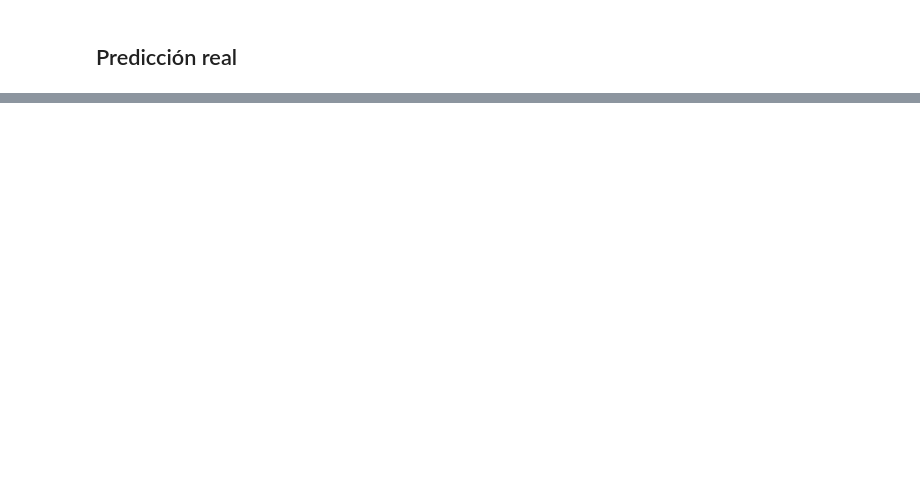
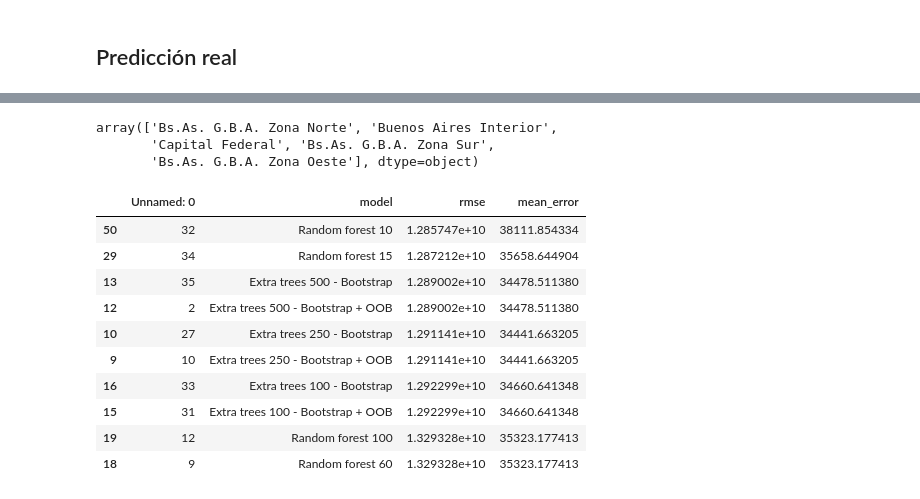
Before and after one commit to MatiasReimondo/Datos, a Jupyter notebook: One Hot Encoding.ipynb, the cells around one changed output, grey strips where cells are left out. Drawn from its saved outputs; the diff is of its cells as text; code cells hidden in the pictures; blank space fills up the shorter version.

```diff
--- a/One Hot Encoding.ipynb
+++ b/One Hot Encoding.ipynb
@@ -485,0 +563,28 @@ submit.to_csv('submission.csv')
+# %%
+places_array
+# %% [output]
+array(['Bs.As. G.B.A. Zona Norte', 'Buenos Aires Interior',
+       'Capital Federal', 'Bs.As. G.B.A. Zona Sur',
+       'Bs.As. G.B.A. Zona Oeste'], dtype=object)
+# %%
+df1 = pd.read_csv('resultados-covered-total-state_name-type.csv')
+df2 = pd.read_csv('resultados-covered-total-state_name-type-words.csv')
+df3 = pd.read_csv('resultados-covered-total-place_name-type-words.csv')
+# %%
+df1.sort_values(by='rmse', inplace=True)
+df2.sort_values(by='rmse', inplace=True)
+df3.sort_values(by='rmse', inplace=True)
+# %%
+df1.head(10)
+# %% [output]
+|  | Unnamed: 0 | model | rmse | mean_error |
+| 50 | 32 | Random forest 10 | 1.285747e+10 | 38111.854334 |
+| 29 | 34 | Random forest 15 | 1.287212e+10 | 35658.644904 |
+| 13 | 35 | Extra trees 500 - Bootstrap | 1.289002e+10 | 34478.511380 |
+| 12 | 2 | Extra trees 500 - Bootstrap + OOB | 1.289002e+10 | 34478.511380 |
+| 10 | 27 | Extra trees 250 - Bootstrap | 1.291141e+10 | 34441.663205 |
+| 9 | 10 | Extra trees 250 - Bootstrap + OOB | 1.291141e+10 | 34441.663205 |
+| 16 | 33 | Extra trees 100 - Bootstrap | 1.292299e+10 | 34660.641348 |
+| 15 | 31 | Extra trees 100 - Bootstrap + OOB | 1.292299e+10 | 34660.641348 |
+| 19 | 12 | Random forest 100 | 1.329328e+10 | 35323.177413 |
+| 18 | 9 | Random forest 60 | 1.329328e+10 | 35323.177413 |
```
Also changed, not shown: parts of 27 cells of this notebook.
